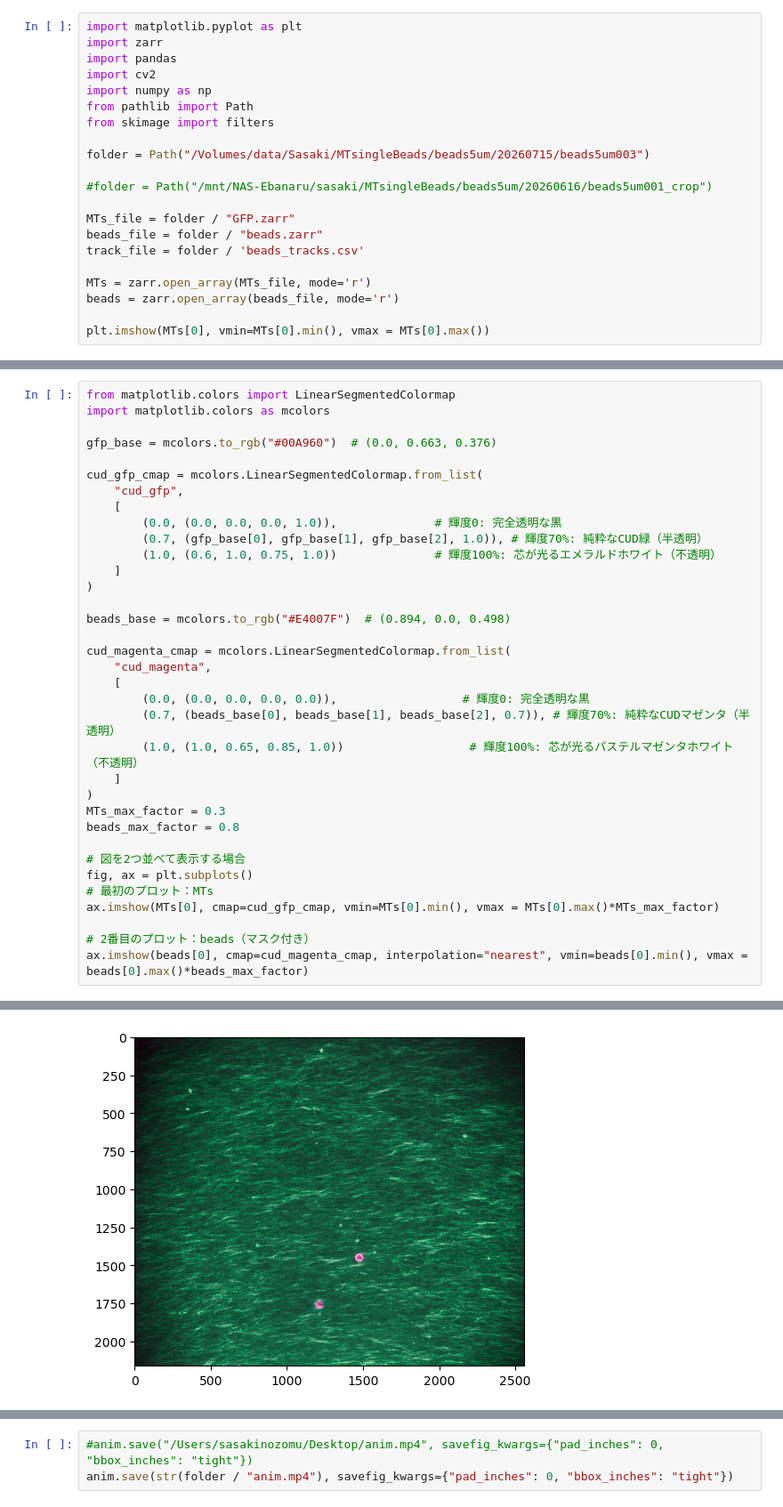
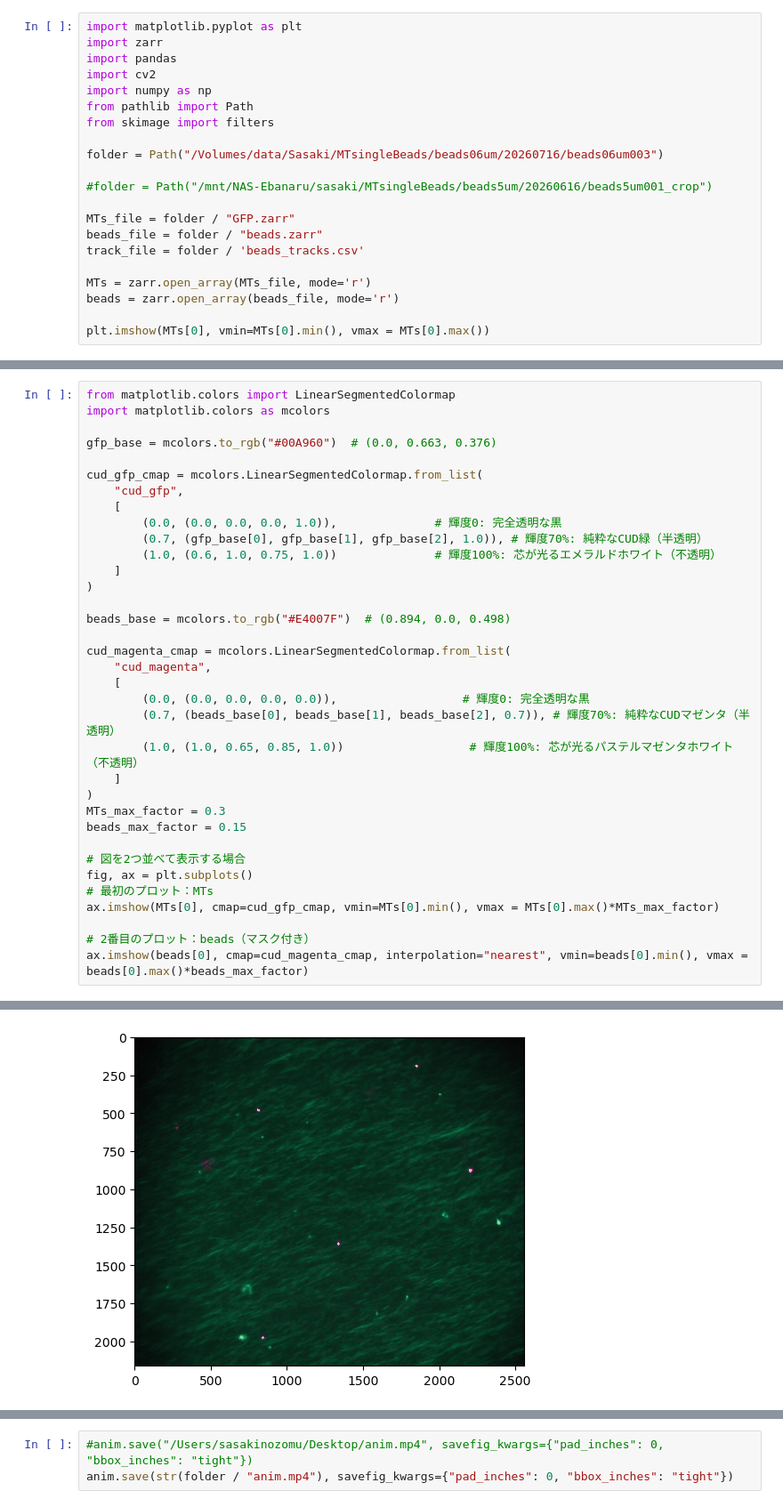
Before and after one commit to wppppupr/MTCargo_analysis, a Jupyter notebook: notebooks/movie.ipynb, the cells around one changed output, grey strips where cells are left out. Shown at 89% size. Cells and saved outputs as stored; diff of their text form.

```diff
--- a/notebooks/movie.ipynb
+++ b/notebooks/movie.ipynb
@@ -7,7 +7,7 @@ import numpy as np
 from pathlib import Path
 from skimage import filters
 
-folder = Path("/Volumes/data/Sasaki/MTsingleBeads/beads5um/20260715/beads5um003")
+folder = Path("/Volumes/data/Sasaki/MTsingleBeads/beads06um/20260716/beads06um003")
 
 #folder = Path("/mnt/NAS-Ebanaru/sasaki/MTsingleBeads/beads5um/20260616/beads5um001_crop")
 
@@ -39,35 +39,35 @@ gfp_base = mcolors.to_rgb("#00A960")  # (0.0, 0.663, 0.376)
 cud_gfp_cmap = mcolors.LinearSegmentedColormap.from_list(
     "cud_gfp",
     [
         (0.0, (0.0, 0.0, 0.0, 1.0)),              # 輝度0: 完全透明な黒
         (0.7, (gfp_base[0], gfp_base[1], gfp_base[2], 1.0)), # 輝度70%: 純粋なCUD緑（半透明）
         (1.0, (0.6, 1.0, 0.75, 1.0))              # 輝度100%: 芯が光るエメラルドホワイト（不透明）
     ]
 )
 
 beads_base = mcolors.to_rgb("#E4007F")  # (0.894, 0.0, 0.498)
 
 cud_magenta_cmap = mcolors.LinearSegmentedColormap.from_list(
     "cud_magenta",
     [
         (0.0, (0.0, 0.0, 0.0, 0.0)),                  # 輝度0: 完全透明な黒
         (0.7, (beads_base[0], beads_base[1], beads_base[2], 0.7)), # 輝度70%: 純粋なCUDマゼンタ（半透明）
         (1.0, (1.0, 0.65, 0.85, 1.0))                  # 輝度100%: 芯が光るパステルマゼンタホワイト（不透明）
     ]
 )
 MTs_max_factor = 0.3
-beads_max_factor = 0.8
+beads_max_factor = 0.15
 
 # 図を2つ並べて表示する場合
 fig, ax = plt.subplots()
 # 最初のプロット：MTs
 ax.imshow(MTs[0], cmap=cud_gfp_cmap, vmin=MTs[0].min(), vmax = MTs[0].max()*MTs_max_factor)
 
 # 2番目のプロット：beads（マスク付き）
 ax.imshow(beads[0], cmap=cud_magenta_cmap, interpolation="nearest", vmin=beads[0].min(), vmax = beads[0].max()*beads_max_factor)
 # %% [output]
 <matplotlib.image.AxesImage at 0x...>
-[figure, old version]
+[figure, new version]
 # %%
 from matplotlib.animation import FuncAnimation
 import numpy as np
```
Also changed, not shown: parts of 3 cells of this notebook, 7 other files.
